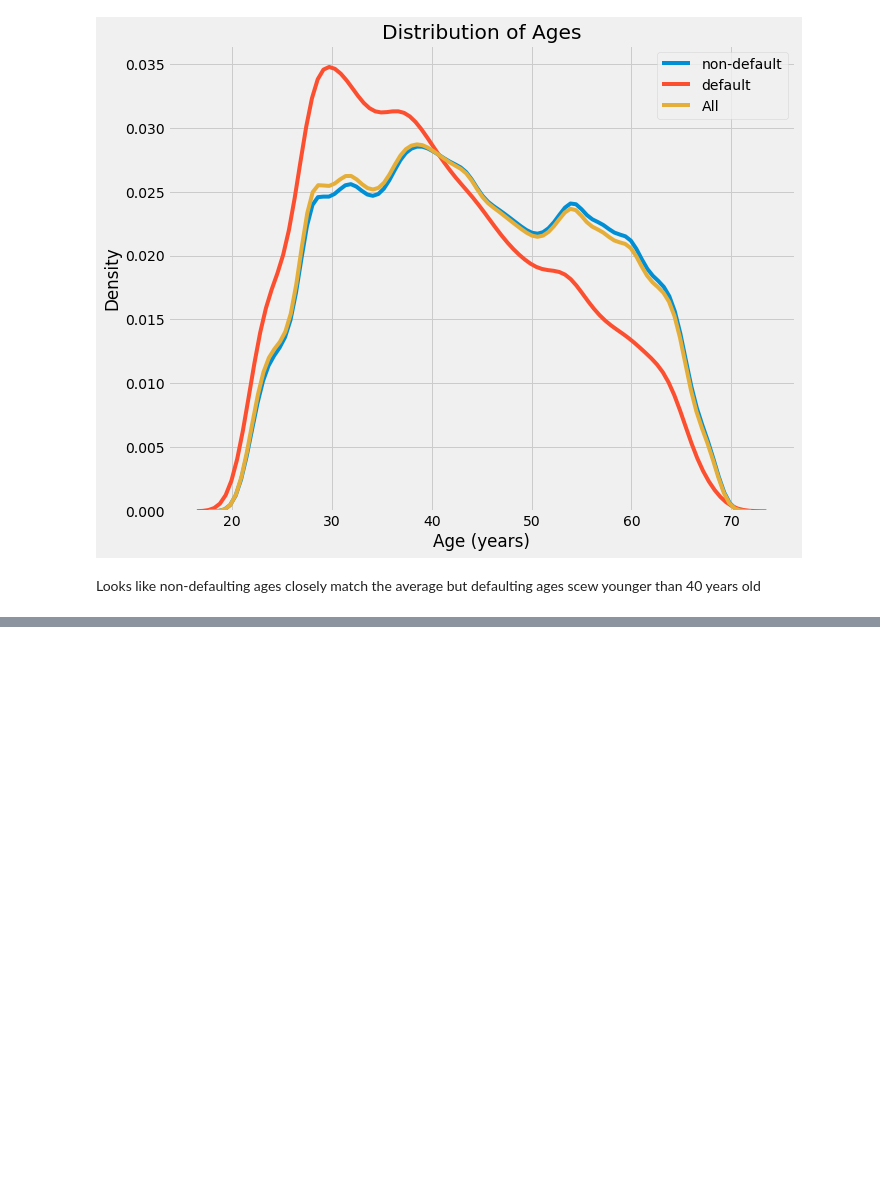
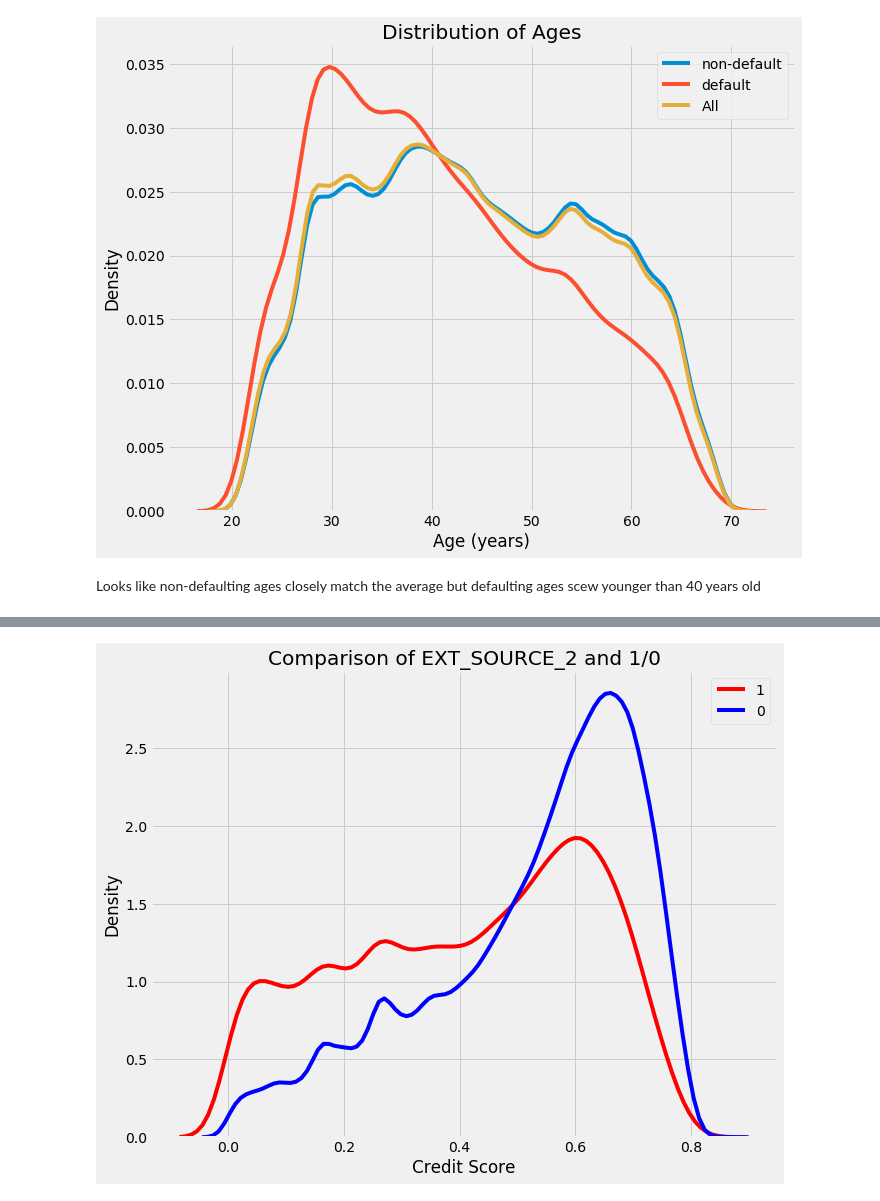
Before and after one commit to LegalEd/unbankedcredit, a Jupyter notebook: unbankedcredit.ipynb, the cells around one changed output, grey strips where cells are left out. Cells and saved outputs as stored; diff of their text form; code cells hidden in the pictures; blank space fills up the shorter version.

```diff
--- a/unbankedcredit.ipynb
+++ b/unbankedcredit.ipynb
@@ -534,0 +563,12 @@ Looks like non-defaulting ages closely match the average but defaulting ages sce
+# %%
+plt.figure(figsize = (10, 8))
+ext_df = app_train2[app_train2.EXT_SOURCE_2.notnull()]
+
+sns.kdeplot(ext_df.loc[(ext_df['TARGET'] == 1), 'EXT_SOURCE_2'], label = "1", color='r')
+sns.kdeplot(ext_df.loc[(ext_df['TARGET'] == 0), 'EXT_SOURCE_2'], label = "0", color='b')
+
+
+# # Labeling of plot
+plt.xlabel('Credit Score'); plt.ylabel('Density'); plt.title('Comparison of EXT_SOURCE_2 and 1/0');
+# %% [output]
+[figure, added]
```
Also changed, not shown: parts of 16 cells of this notebook.
